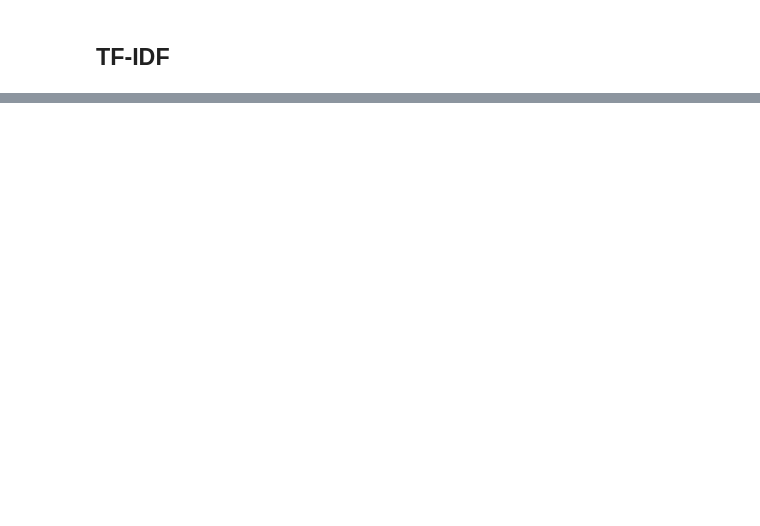
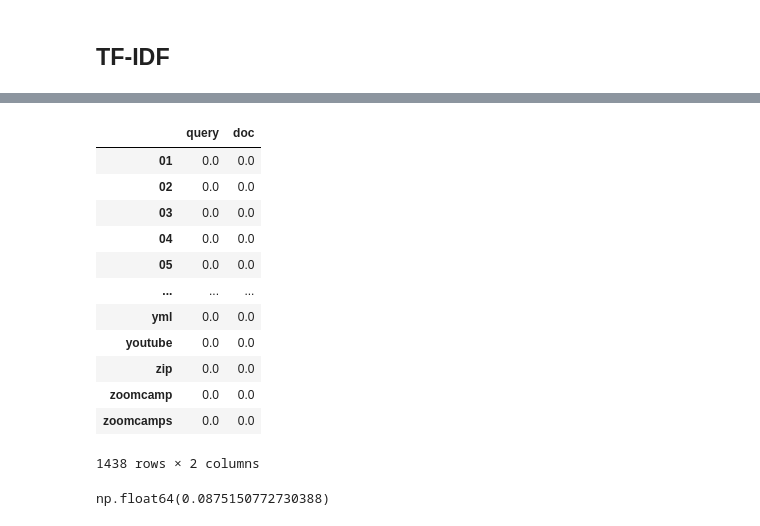
Before and after one commit to vaibhavcodes/LLM_RAG, a Jupyter notebook: Part_01/SearchEngine_Implementation.ipynb, the cells around one changed output, grey strips where cells are left out. Saved outputs shown, nothing was run; the diff lists cells and outputs as text; code cells hidden in the pictures; blank space fills up the shorter version.

```diff
--- a/Part_01/SearchEngine_Implementation.ipynb
+++ b/Part_01/SearchEngine_Implementation.ipynb
@@ -139,0 +191,8 @@ df_docs
+# %%
+# Comparing the similarity of the following query with the documents
+query = "Do I need to know python to sign up for the January course?"
+
+# Transforming the query into a vector
+q = cv.transform([query])
+
+q.toarray(), q.shape
@@ -139,0 +201,5 @@ df_docs
+# %%
+query_dict = dict(zip(names, q.toarray()[0]))
+doc_dict = dict(zip(names, X.toarray()[0])) # Document 0
+
+query_dict # Query weights and term mapping
@@ -139,0 +244,23 @@ df_docs
+# %%
+# Dataframe having query and document0 weights
+df_qd = pd.DataFrame([query_dict, doc_dict], index=['query', 'doc']).T
+df_qd
+# %% [output]
+|  | query | doc |
+| 01 | 0.0 | 0.0 |
+| 02 | 0.0 | 0.0 |
+| 03 | 0.0 | 0.0 |
+| 04 | 0.0 | 0.0 |
+| 05 | 0.0 | 0.0 |
+| ... | ... | ... |
+| yml | 0.0 | 0.0 |
+| youtube | 0.0 | 0.0 |
+| zip | 0.0 | 0.0 |
+| zoomcamp | 0.0 | 0.0 |
+| zoomcamps | 0.0 | 0.0 |
+1438 rows × 2 columns
+# %%
+# Multiplying both and summing up to get the similarity score
+(df_qd['query'] * df_qd['doc']).sum()
+# %% [output]
+np.float64(0.0875150772730388)
```
Also changed, not shown: parts of 15 cells of this notebook, 1 other file.
